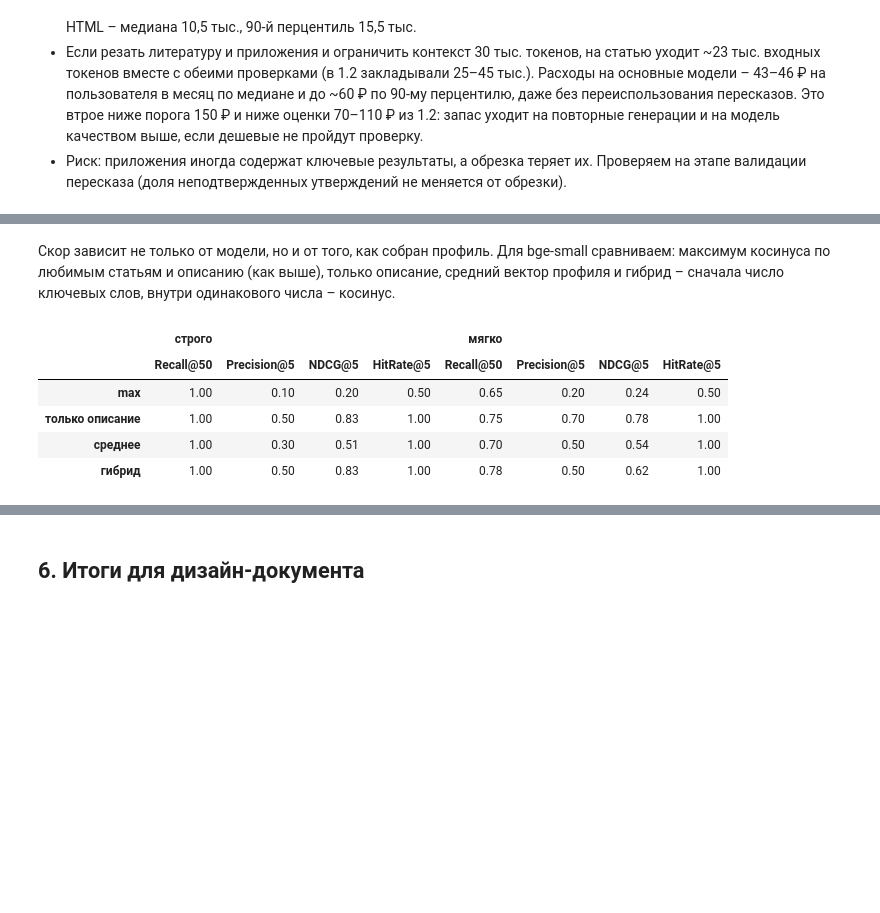
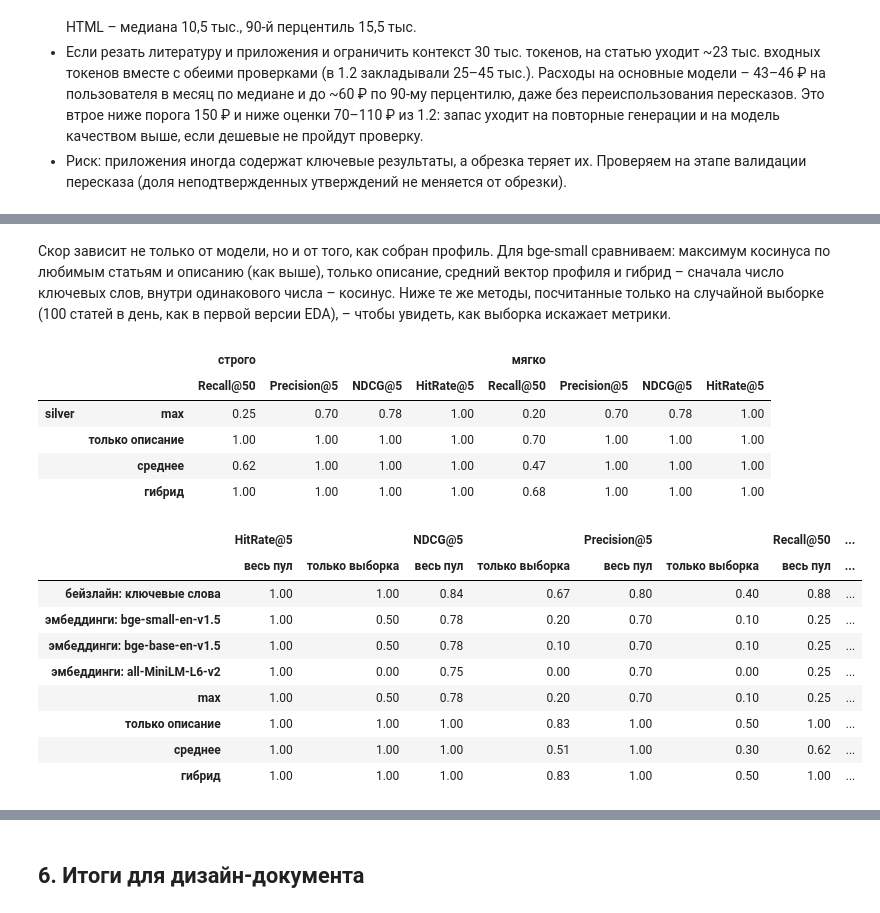
Before and after one commit to neilarphy/arxiv-daily-digest, a Jupyter notebook: notebooks/01_eda_arxiv.ipynb, the cells around one changed output, grey strips where cells are left out. Drawn from its saved outputs; the diff is of its cells as text; code cells hidden in the pictures; blank space fills up the shorter version.

```diff
--- a/notebooks/01_eda_arxiv.ipynb
+++ b/notebooks/01_eda_arxiv.ipynb
@@ -710,36 +800,50 @@ sentence-transformers/all-MiniLM-L6-v2: 0.05 с на статью на CPU, пу
 # %% [markdown]
 Скор зависит не только от модели, но и от того, как собран профиль. Для bge-small сравниваем:
 максимум косинуса по любимым статьям и описанию (как выше), только описание, средний вектор
-профиля и гибрид – сначала число ключевых слов, внутри одинакового числа – косинус.
+профиля и гибрид – сначала число ключевых слов, внутри одинакового числа – косинус. Ниже те
+же методы, посчитанные только на случайной выборке (100 статей в день, как в первой версии
+EDA), – чтобы увидеть, как выборка искажает метрики.
 # %%
 if ready:
-    n_fav = len(profile["favorite_papers"])
-    gold["prof:max"] = sims_small.max(axis=1)
-    gold["prof:только описание"] = sims_small[:, n_fav] if profile.get("description") else np.nan
-    gold["prof:среднее"] = sims_small.mean(axis=1)
-    gold["prof:гибрид"] = gold["kw_score"] + gold["prof:max"]
-    variants = {}
-    for lenient, title in ((False, "строго"), (True, "мягко")):
-        variants[title] = pd.DataFrame(
-            {
-                col[5:]: evaluate(gold, col, lenient)
-                for col in gold.columns
-                if col.startswith("prof:")
-            }
-        ).T
-    display(pd.concat(variants, axis=1).style.format("{:.2f}"))
-    rel = gold["label"] == 1
-    print("Ранги релевантных статей внутри своего дня (1 – лучший), bge-small, max:")
-    ranks = gold.groupby("day")["prof:max"].rank(ascending=False)
-    print(
-        gold.loc[rel, ["day", "title"]]
-        .assign(rank=ranks[rel].astype(int), kw=gold.loc[rel, "kw_score"])
-        .to_string(index=False)
+    profile_columns = {c[5:]: c for c in first.columns if c.startswith("prof:")}
+    variants = by_annotator(profile_columns)
+    display(variants.style.format("{:.2f}"))
+
+    all_columns = model_columns | profile_columns
+    on_pool = overall(by_annotator(all_columns)["строго"])
+    on_sample = overall(by_annotator(all_columns, sample_only=True)["строго"])
+    display(
+        pd.concat({"весь пул": on_pool, "только выборка": on_sample}, axis=1)
+        .swaplevel(axis=1)
+        .sort_index(axis=1, level=0, sort_remaining=False)
+        .style.format("{:.2f}")
     )
+    for ann, frame in scored.items():
+        hit = (frame["label"] == 1) & frame["in_sample"]
+        ranks = {
+            f"ранг, {name}": frame.groupby("day")[col].rank(ascending=False)[hit].astype(int)
+            for name, col in (("max", "prof:max"), ("описание", "prof:только описание"))
+        }
+        print(f"{ann}: ранги релевантных статей выборки во всем пуле дня (1 – лучший)")
+        print(
+            frame.loc[hit, ["day"]]
+            .assign(title=frame.loc[hit, "title"].str[:70], **ranks, kw=frame.loc[hit, "kw"])
+            .to_string(index=False)
+        )
 # %% [output]
-|  | строго |  |  |  | мягко |  |  |  |
-|  | Recall@50 | Precision@5 | NDCG@5 | HitRate@5 | Recall@50 | Precision@5 | NDCG@5 | HitRate@5 |
-| max | 1.00 | 0.10 | 0.20 | 0.50 | 0.65 | 0.20 | 0.24 | 0.50 |
-| только описание | 1.00 | 0.50 | 0.83 | 1.00 | 0.75 | 0.70 | 0.78 | 1.00 |
-| среднее | 1.00 | 0.30 | 0.51 | 1.00 | 0.70 | 0.50 | 0.54 | 1.00 |
-| гибрид | 1.00 | 0.50 | 0.83 | 1.00 | 0.78 | 0.50 | 0.62 | 1.00 |
+|  |  | строго |  |  |  | мягко |  |  |  |
+|  |  | Recall@50 | Precision@5 | NDCG@5 | HitRate@5 | Recall@50 | Precision@5 | NDCG@5 | HitRate@5 |
+| silver | max | 0.25 | 0.70 | 0.78 | 1.00 | 0.20 | 0.70 | 0.78 | 1.00 |
+|  | только описание | 1.00 | 1.00 | 1.00 | 1.00 | 0.70 | 1.00 | 1.00 | 1.00 |
+|  | среднее | 0.62 | 1.00 | 1.00 | 1.00 | 0.47 | 1.00 | 1.00 | 1.00 |
+|  | гибрид | 1.00 | 1.00 | 1.00 | 1.00 | 0.68 | 1.00 | 1.00 | 1.00 |
+|  | HitRate@5 |  | NDCG@5 |  | Precision@5 |  | Recall@50 | ... |
+|  | весь пул | только выборка | весь пул | только выборка | весь пул | только выборка | весь пул | ... |
+| бейзлайн: ключевые слова | 1.00 | 1.00 | 0.84 | 0.67 | 0.80 | 0.40 | 0.88 | ... |
+| эмбеддинги: bge-small-en-v1.5 | 1.00 | 0.50 | 0.78 | 0.20 | 0.70 | 0.10 | 0.25 | ... |
+| эмбеддинги: bge-base-en-v1.5 | 1.00 | 0.50 | 0.78 | 0.10 | 0.70 | 0.10 | 0.25 | ... |
+| эмбеддинги: all-MiniLM-L6-v2 | 1.00 | 0.00 | 0.75 | 0.00 | 0.70 | 0.00 | 0.25 | ... |
+| max | 1.00 | 0.50 | 0.78 | 0.20 | 0.70 | 0.10 | 0.25 | ... |
+| только описание | 1.00 | 1.00 | 1.00 | 0.83 | 1.00 | 0.50 | 1.00 | ... |
+| среднее | 1.00 | 1.00 | 1.00 | 0.51 | 1.00 | 0.30 | 0.62 | ... |
+| гибрид | 1.00 | 1.00 | 1.00 | 0.83 | 1.00 | 0.50 | 1.00 | ... |
```
Also changed, not shown: parts of 13 cells of this notebook, 3 other files.
